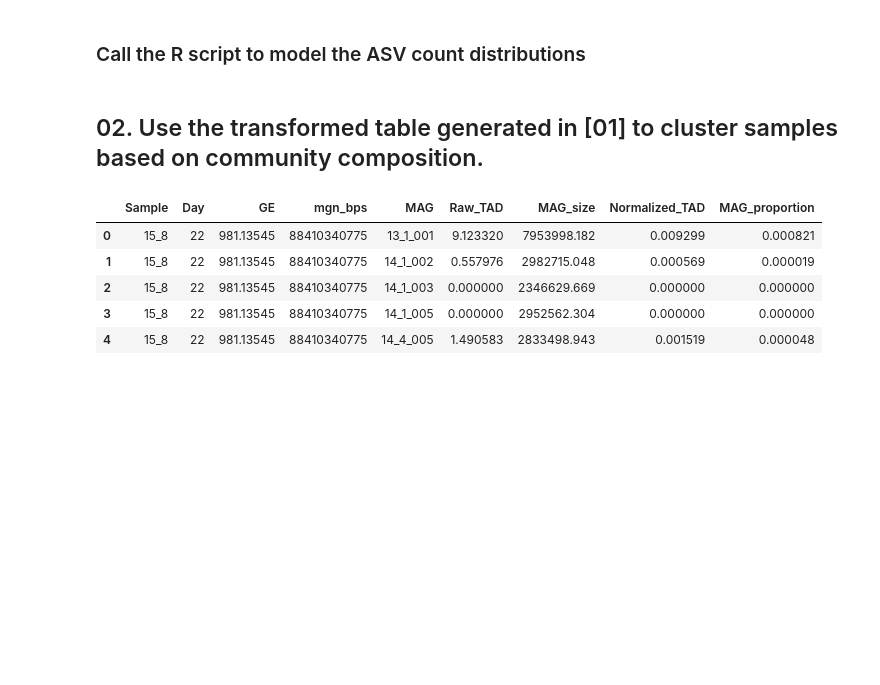
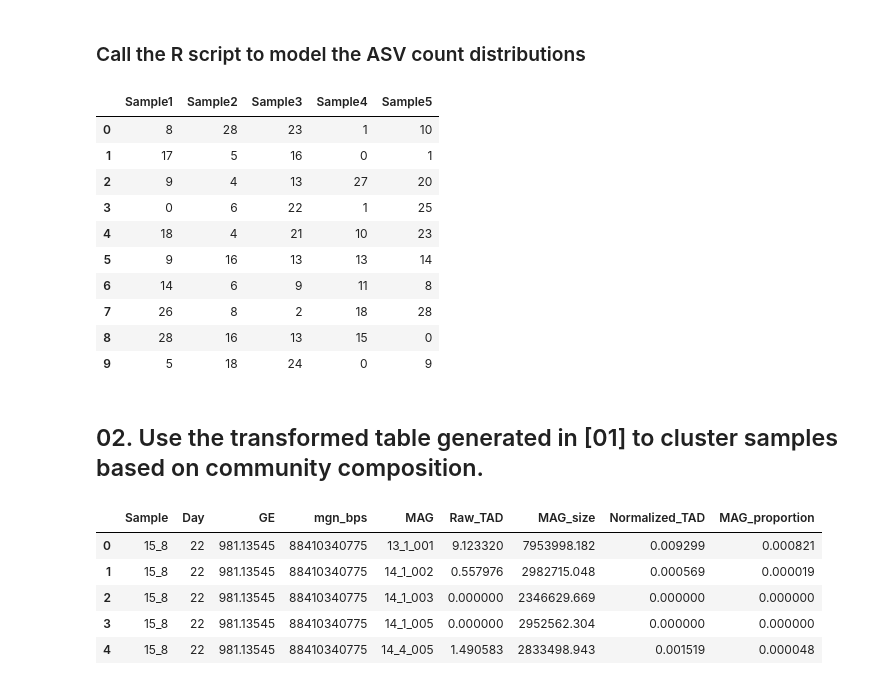
Before and after one commit to nvpatin/MAMBO, a Jupyter notebook: Amplicon_preprocessing_testdata.ipynb, the cells around one changed output. Cells and saved outputs as stored; diff of their text form; code cells hidden in the pictures; blank space fills up the shorter version.

Commit message:
Modified test scripts for testing import of R data into Python

```diff
--- a/Amplicon_preprocessing.ipynb
+++ b/Amplicon_preprocessing_testdata.ipynb
@@ -60,3 +39,47 @@ relpct
+# %%
+# Define command and arguments
+path_to_rscript = '/Users/nastassia.patin/GitHub/NOAA-NCAR-Hackathon/RanRelPct_test_NVP.R'
+number_of_samps = 5
+# %%
+def call_Rscript_for_amplicon_modeling(path, sample_num):
+    # Use subprocess.Popen to open executable Rscript and extract stdout from 'print' command in R
+    with subprocess.Popen(['Rscript', '--vanilla', path],
+                          stdout=subprocess.PIPE) as result:
+        asvs_freq = result.stdout.read()
+
+    # The R output gets imported as "bytes"; need to convert to string
+    y = asvs_freq.decode("utf-8")
+    y = y.replace(",", "").split()
+
+    # remove the column and row headers
+    z = [ x for x in y if "[" not in x ]
+
+    # Convert to numpy array
+    array = np.asarray(z)
+    # Reshape to original dimensions; number of samples (columns) is second field,
+    # unknown number of ASVs can be supplied with '-1'
+    mat = np.reshape(array, (-1, sample_num))
+
+    # Covert to data frame with sample names as columns
+    names = ['Sample1','Sample2','Sample3','Sample4','Sample5']
+    df = pd.DataFrame(mat, columns=names)
+    return(df)
+# %%
+asvs_modeled = call_Rscript_for_amplicon_modeling(path_to_rscript, number_of_samps)
+# %%
+asvs_modeled
+# %% [output]
+|  | Sample1 | Sample2 | Sample3 | Sample4 | Sample5 |
+| 0 | 8 | 28 | 23 | 1 | 10 |
+| 1 | 17 | 5 | 16 | 0 | 1 |
+| 2 | 9 | 4 | 13 | 27 | 20 |
+| 3 | 0 | 6 | 22 | 1 | 25 |
+| 4 | 18 | 4 | 21 | 10 | 23 |
+| 5 | 9 | 16 | 13 | 13 | 14 |
+| 6 | 14 | 6 | 9 | 11 | 8 |
+| 7 | 26 | 8 | 2 | 18 | 28 |
+| 8 | 28 | 16 | 13 | 15 | 0 |
+| 9 | 5 | 18 | 24 | 0 | 9 |
 # %% [markdown]
 ## 02. Use the transformed table generated in [01] to cluster samples based on community composition.
 # %%
```
Also changed, not shown: parts of 3 cells of this notebook, 2 other files.
